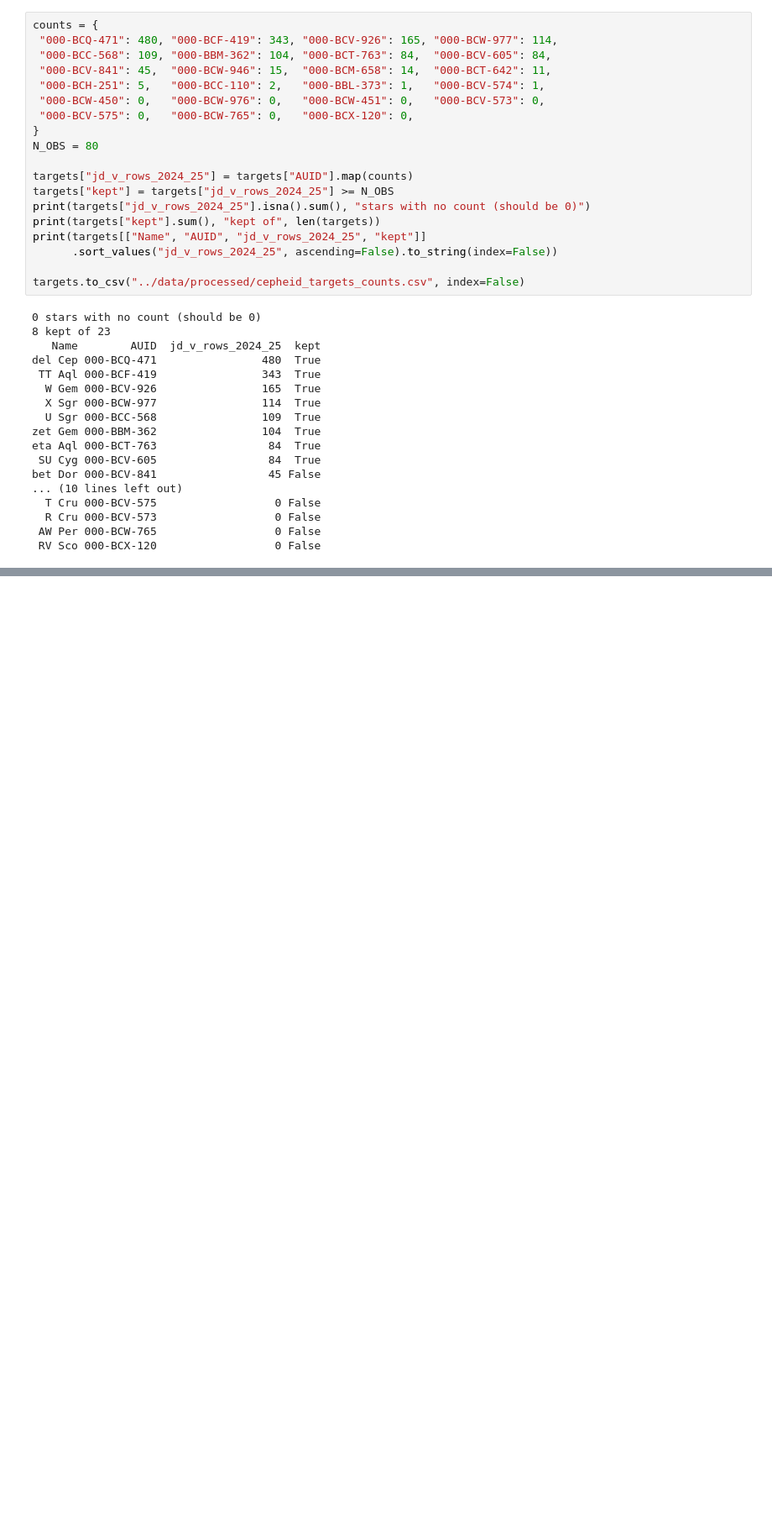
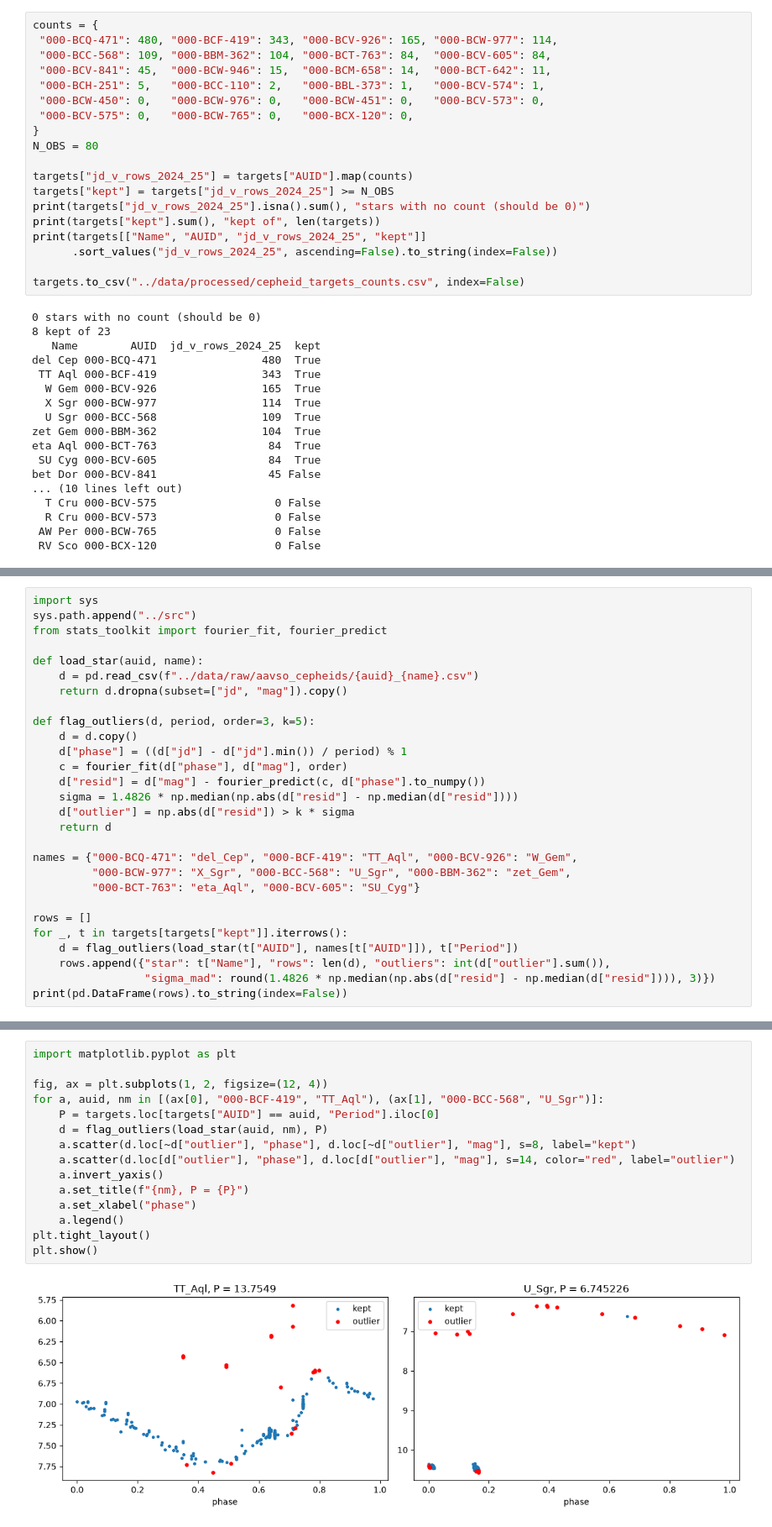
Before and after one commit to ananyamakkar/stellar-variability, a Jupyter notebook: notebooks/06_cepheid_sample_comparison.ipynb, the cells around one changed output, grey strips where cells are left out. Shown at 84% size. Saved outputs shown, nothing was run; the diff lists cells and outputs as text; blank space fills up the shorter version.

Commit message:
06: final screening rule (magnitude window + MAD outliers)

```diff
--- a/notebooks/06_cepheid_sample_comparison.ipynb
+++ b/notebooks/06_cepheid_sample_comparison.ipynb
@@ -269,0 +312,28 @@ bet Dor 000-BCV-841                 45 False
+# %%
+import sys
+sys.path.append("../src")
+from stats_toolkit import fourier_fit, fourier_predict
+
+def load_star(auid, name):
+    d = pd.read_csv(f"../data/raw/aavso_cepheids/{auid}_{name}.csv")
+    return d.dropna(subset=["jd", "mag"]).copy()
+
+def flag_outliers(d, period, order=3, k=5):
+    d = d.copy()
+    d["phase"] = ((d["jd"] - d["jd"].min()) / period) % 1
+    c = fourier_fit(d["phase"], d["mag"], order)
+    d["resid"] = d["mag"] - fourier_predict(c, d["phase"].to_numpy())
+    sigma = 1.4826 * np.median(np.abs(d["resid"] - np.median(d["resid"])))
+    d["outlier"] = np.abs(d["resid"]) > k * sigma
+    return d
+
+names = {"000-BCQ-471": "del_Cep", "000-BCF-419": "TT_Aql", "000-BCV-926": "W_Gem",
+         "000-BCW-977": "X_Sgr", "000-BCC-568": "U_Sgr", "000-BBM-362": "zet_Gem",
+         "000-BCT-763": "eta_Aql", "000-BCV-605": "SU_Cyg"}
+
+rows = []
+for _, t in targets[targets["kept"]].iterrows():
+    d = flag_outliers(load_star(t["AUID"], names[t["AUID"]]), t["Period"])
+    rows.append({"star": t["Name"], "rows": len(d), "outliers": int(d["outlier"].sum()),
+                 "sigma_mad": round(1.4826 * np.median(np.abs(d["resid"] - np.median(d["resid"]))), 3)})
+print(pd.DataFrame(rows).to_string(index=False))
@@ -269,0 +350,17 @@ bet Dor 000-BCV-841                 45 False
+# %%
+import matplotlib.pyplot as plt
+
+fig, ax = plt.subplots(1, 2, figsize=(12, 4))
+for a, auid, nm in [(ax[0], "000-BCF-419", "TT_Aql"), (ax[1], "000-BCC-568", "U_Sgr")]:
+    P = targets.loc[targets["AUID"] == auid, "Period"].iloc[0]
+    d = flag_outliers(load_star(auid, nm), P)
+    a.scatter(d.loc[~d["outlier"], "phase"], d.loc[~d["outlier"], "mag"], s=8, label="kept")
+    a.scatter(d.loc[d["outlier"], "phase"], d.loc[d["outlier"], "mag"], s=14, color="red", label="outlier")
+    a.invert_yaxis()
+    a.set_title(f"{nm}, P = {P}")
+    a.set_xlabel("phase")
+    a.legend()
+plt.tight_layout()
+plt.show()
+# %% [output]
+[figure, added]
```
Also changed, not shown: parts of 7 cells of this notebook.
